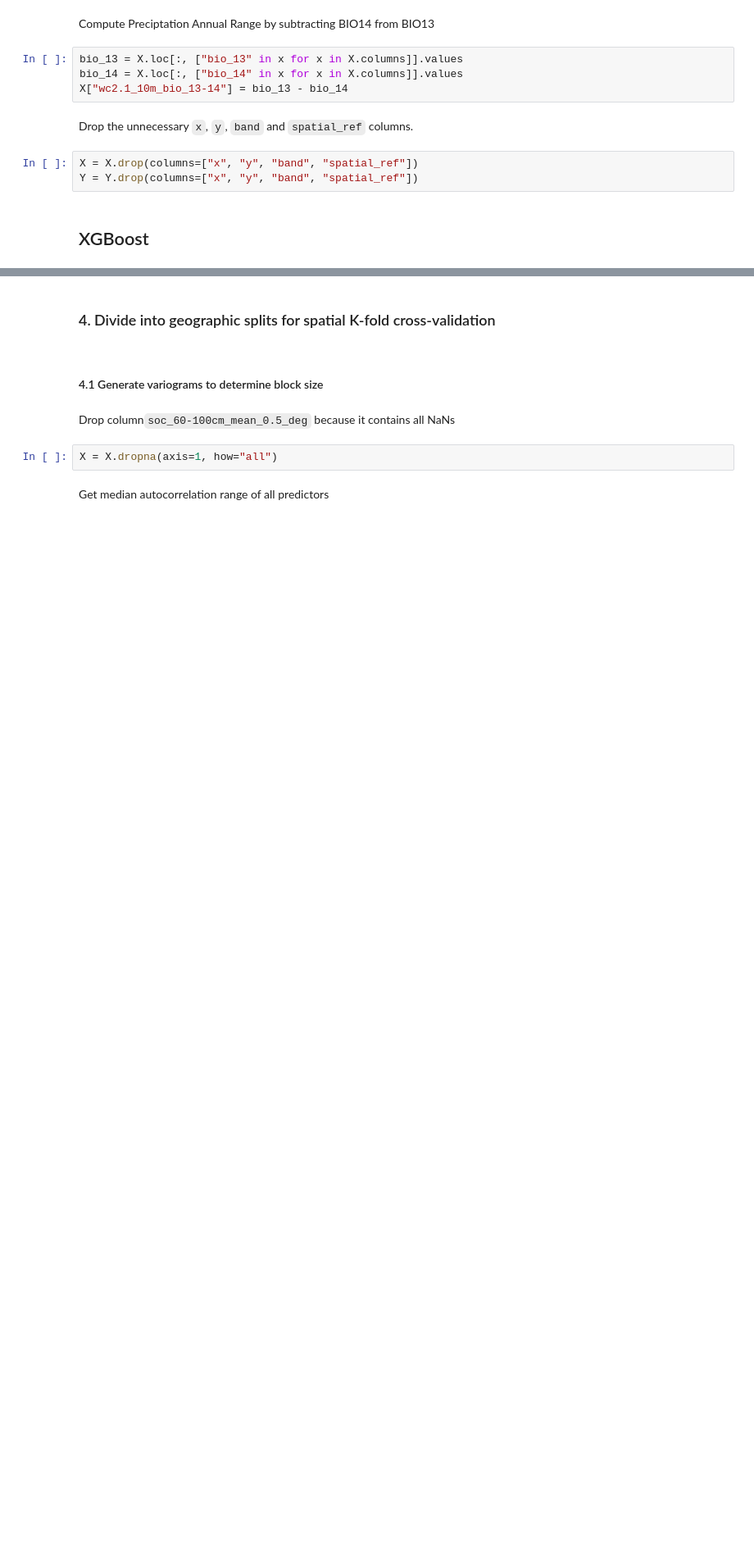
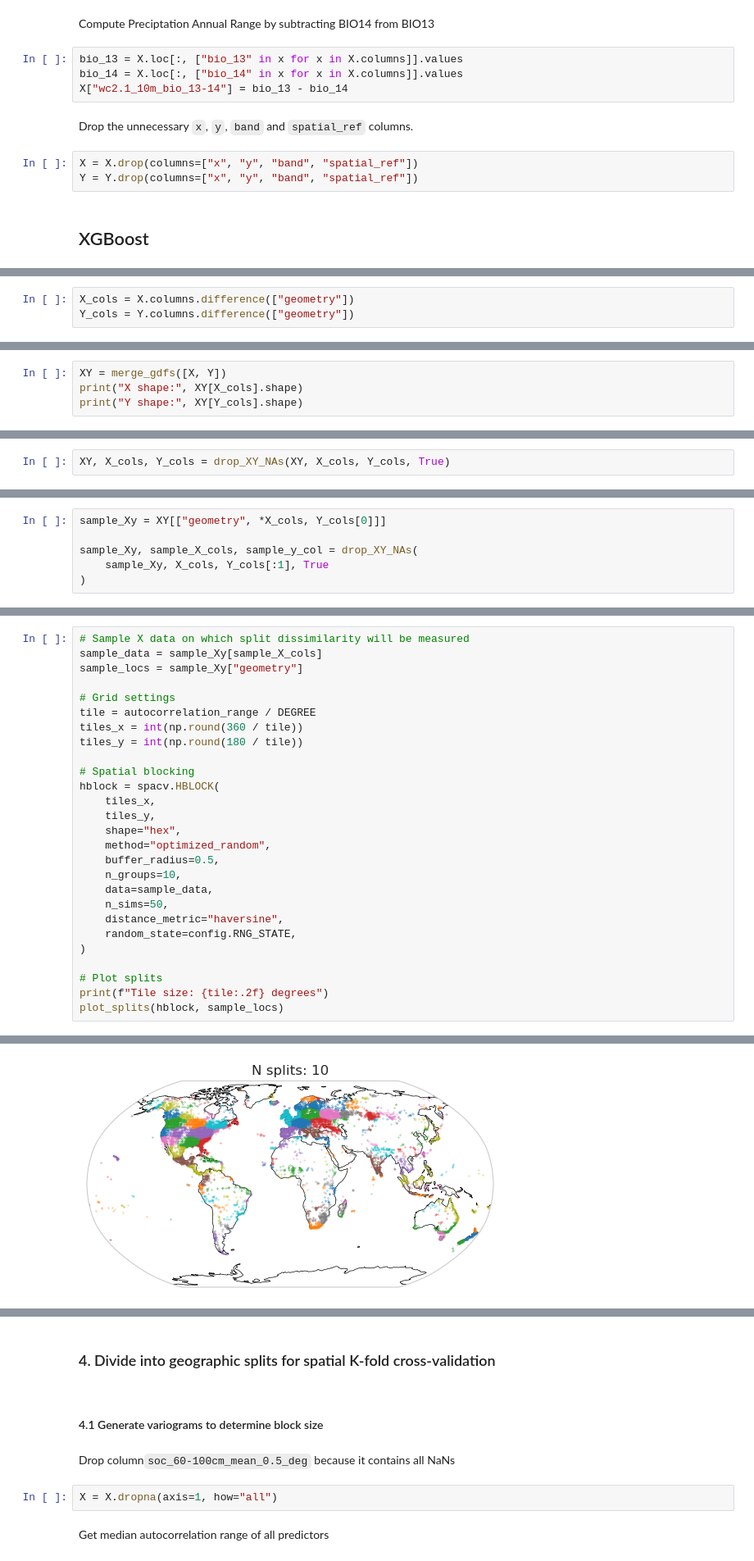
Before and after one commit to dluks/clim2traits, a Jupyter notebook: 2-TrainModel.ipynb, the cells around one changed output, grey strips where cells are left out. Shown: that part at 82% size. Cells and saved outputs as stored; diff of their text form; blank space fills up the shorter version.

Commit message:
simplify/organize data preprocessing for training

```diff
--- a/2-TrainModel.ipynb
+++ b/2-TrainModel.ipynb
@@ -82,0 +63,3 @@ print_shapes(X, Y)
+# %%
+X_cols = X.columns.difference(["geometry"])
+Y_cols = Y.columns.difference(["geometry"])
@@ -82,0 +68,4 @@ print_shapes(X, Y)
+# %%
+XY = merge_gdfs([X, Y])
+print("X shape:", XY[X_cols].shape)
+print("Y shape:", XY[Y_cols].shape)
@@ -82,0 +77,2 @@ print_shapes(X, Y)
+# %%
+XY, X_cols, Y_cols = drop_XY_NAs(XY, X_cols, Y_cols, True)
@@ -82,0 +118,6 @@ print_shapes(X, Y)
+# %%
+sample_Xy = XY[["geometry", *X_cols, Y_cols[0]]]
+
+sample_Xy, sample_X_cols, sample_y_col = drop_XY_NAs(
+    sample_Xy, X_cols, Y_cols[:1], True
+)
@@ -82,0 +130,28 @@ print_shapes(X, Y)
+# %%
+# Sample X data on which split dissimilarity will be measured
+sample_data = sample_Xy[sample_X_cols]
+sample_locs = sample_Xy["geometry"]
+
+# Grid settings
+tile = autocorrelation_range / DEGREE
+tiles_x = int(np.round(360 / tile))
+tiles_y = int(np.round(180 / tile))
+
+# Spatial blocking
+hblock = spacv.HBLOCK(
+    tiles_x,
+    tiles_y,
+    shape="hex",
+    method="optimized_random",
+    buffer_radius=0.5,
+    n_groups=10,
+    data=sample_data,
+    n_sims=50,
+    distance_metric="haversine",
+    random_state=config.RNG_STATE,
+)
+
+# Plot splits
+print(f"Tile size: {tile:.2f} degrees")
+plot_splits(hblock, sample_locs)
+# %% [output]
@@ -82,0 +159 @@ print_shapes(X, Y)
+[figure, added]
```
Also changed, not shown: parts of 24 cells of this notebook, 1 other file.
